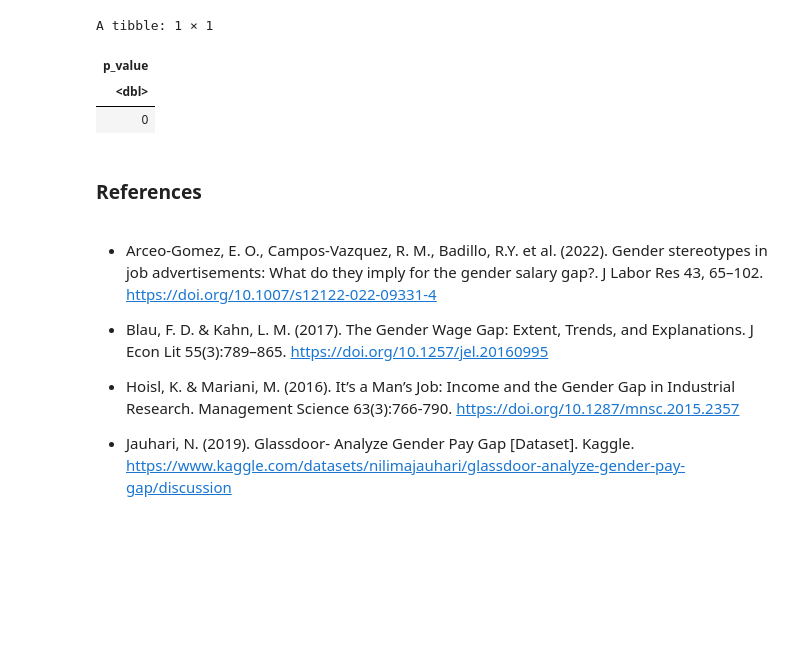
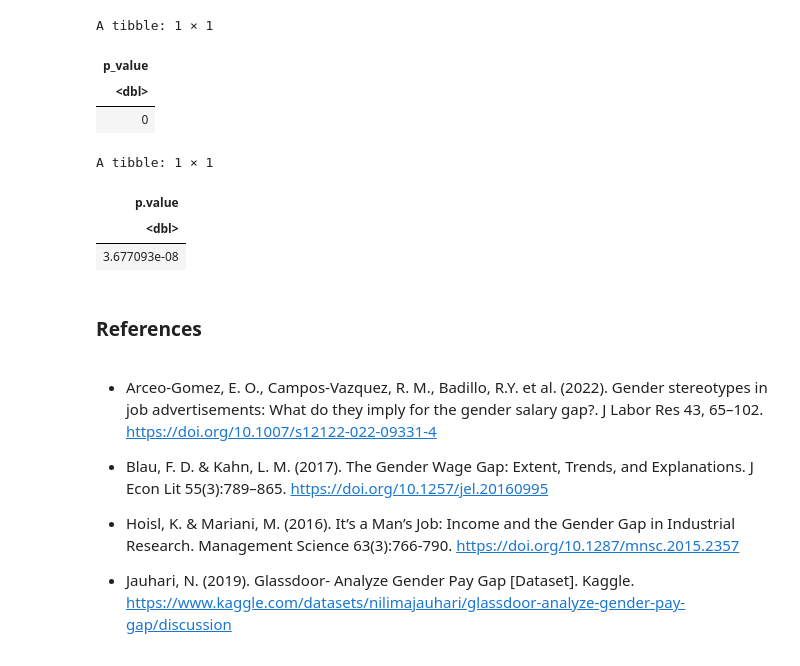
Before and after one commit to karlie-tr/STAT201-GroupProject, a Jupyter notebook: Final Report.ipynb, the cells around one changed output. Cells and saved outputs as stored; diff of their text form; code cells hidden in the pictures; blank space fills up the shorter version.

Commit message:
add theory based approach to t-test

```diff
--- a/Final Report.ipynb
+++ b/Final Report.ipynb
@@ -301,6 +303,29 @@ A tibble: 1 × 1
 | p_value |
 | <dbl> |
 | 0 |
+# %%
+male <- salary_data %>%
+    filter(Gender == "Male")
+
+female <- salary_data %>%
+    filter(Gender == "Female")
+
+t_test <-
+tidy(
+    t.test(x = male$Annual_Salary,
+           y = female$Annual_Salary,
+           alternative = "greater",
+           conf.level = 0.95,
+           paired = FALSE)
+    ) %>%
+select(p.value)
+
+t_test
+# %% [output]
+A tibble: 1 × 1
+| p.value |
+| <dbl> |
+| 3.677093e-08 |
 # %% [markdown]
 ### References
 # %% [markdown]
```
Also changed, not shown: parts of 10 cells of this notebook.
